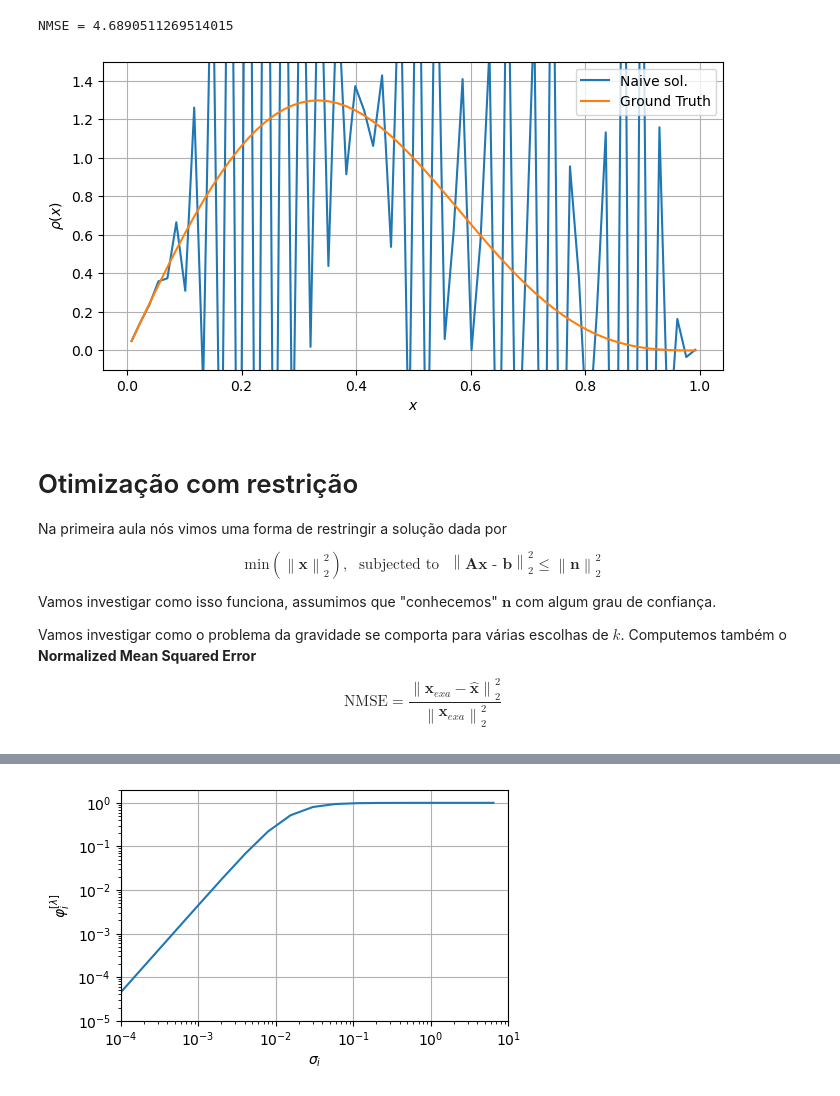
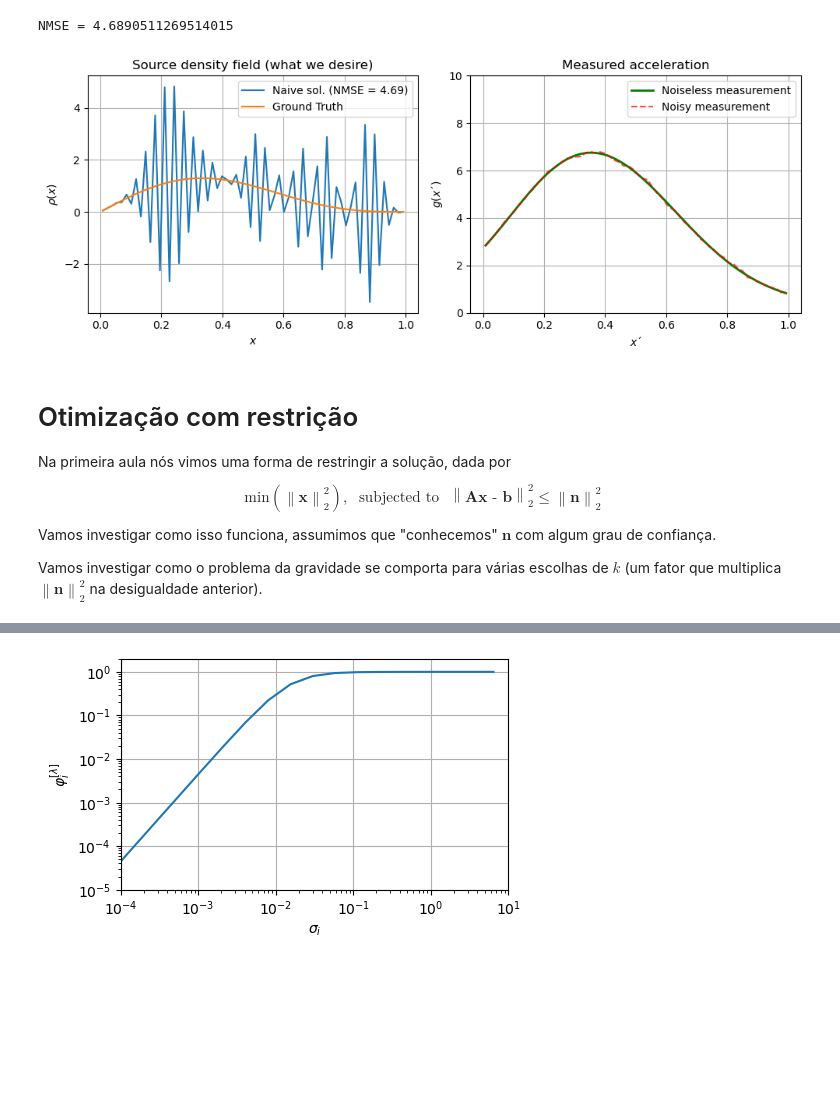
Before and after one commit to eric-brandao/inverse_problems_teach, a Jupyter notebook: 3_Alguns_Metodos_de_Regularizacao/Alguns metodos de regularizacao.ipynb, the cells around one changed output, grey strips where cells are left out. Cells and saved outputs as stored; diff of their text form; code cells hidden in the pictures; blank space fills up the shorter version.

Commit message:
Aula 3 revisada - via upload

```diff
--- a/3_Alguns_Metodos_de_Regularizacao/Alguns metodos de regularizacao.ipynb
+++ b/3_Alguns_Metodos_de_Regularizacao/Alguns metodos de regularizacao.ipynb
@@ -109,5 +109,5 @@ A, x = tp.gravity_model(n = order,a = a,b = b,d = d)
 rhox = tp.density_sin(x, 0.5) + 0.5* tp.density_sin(x, 1.0)
 gxl = A @ rhox
 
-n = np.random.normal(loc = 0.0, scale = 0.001, size = len(gxl))
+n = np.random.normal(loc = 0.0, scale = 0.05, size = len(gxl))
 gxln = gxl + n
@@ -157,27 +200,36 @@ Vamos comparar a solução do problema de gravidade quando incluímos todos os v
 # %%
 ########### Naive Sol (SVD) ####################
 [U,s,V] = lc.csvd(A)
-beta = np.conj(U).T @ gxl;
+beta = np.conj(U).T @ gxl; # Hermitian is just for matrices - but here A is real
 xi = beta/s
 x_naive = V @ xi
 nmse = lc.nmse(x_naive, rhox)
 print('NMSE = {}'.format(nmse))
 ############ Figure ###########################
-plt.figure(figsize = (8,4))
-plt.plot(x, x_naive, label = 'Naive sol.')
-plt.plot(x, rhox, label = 'Ground Truth')
-plt.legend()
-plt.grid()
-plt.ylim((-0.1,1.5))
-plt.xlabel(r'$x$')
-plt.ylabel(r'$\rho(x)$');
+fig, axs = plt.subplots(1, 2, figsize = (10,4))
+axs[0].plot(x, x_naive, label = r'Naive sol. (NMSE = {:.2f})'.format(nmse))
+axs[0].plot(x, rhox, label = 'Ground Truth')
+axs[0].legend()
+axs[0].grid(True)
+axs[0].set_xlabel(r'$x$')
+axs[0].set_ylabel(r'$\rho(x)$')
+axs[0].set_title(r'Source density field (what we desire)')
+axs[1].plot(x, gxl, '-g', linewidth = 2, label = r'Noiseless measurement')
+axs[1].plot(x, gxln, '--r', label = r'Noisy measurement', alpha = 0.7)
+axs[1].set_ylim((0, 10))
+axs[1].legend(loc = 'upper right')
+axs[1].grid(True)
+axs[1].set_xlabel(r'$x´$')
+axs[1].set_ylabel(r'$g(x´)$')
+axs[1].set_title(r'Measured acceleration')
+plt.tight_layout()
 # %% [output]
 NMSE = 4.6890511269514015
-[figure, old version]
+[figure, new version]
 # %% [markdown]
 # Otimização com restrição
 
-Na primeira aula nós vimos uma forma de restringir a solução dada por
+Na primeira aula nós vimos uma forma de restringir a solução, dada por
 
 \begin{equation}
 \text{min}(\left\|\textbf{x}\right\|^{2}_{2}), \ \ \, \text{subjected to} \ \ \ \left\|\textbf{Ax -  b}\right\|^{2}_{2} \leq \left\|\textbf{n}\right\|^{2}_{2}
@@ -185,11 +237,7 @@ Na primeira aula nós vimos uma forma de restringir a solução dada por
 
 Vamos investigar como isso funciona, assumimos que "conhecemos" $\textbf{n}$ com algum grau de confiança.
 
-Vamos investigar como o problema da gravidade se comporta para várias escolhas de $k$. Computemos também o **Normalized Mean Squared Error**
-
-\begin{equation}
-\text{NMSE} = \frac{\left\|\textbf{x}_{exa}-\hat{\textbf{x}}\right\|_{2}^{2}}{\left\|\textbf{x}_{exa}\right\|_{2}^{2}}
-\end{equation}
+Vamos investigar como o problema da gravidade se comporta para várias escolhas de $k$ (um fator que multiplica $\left\|\textbf{n}\right\|^{2}_{2}$ na desigualdade anterior).
 # %%
 # ordem
 order = 64
```
Also changed, not shown: parts of 34 cells of this notebook.
